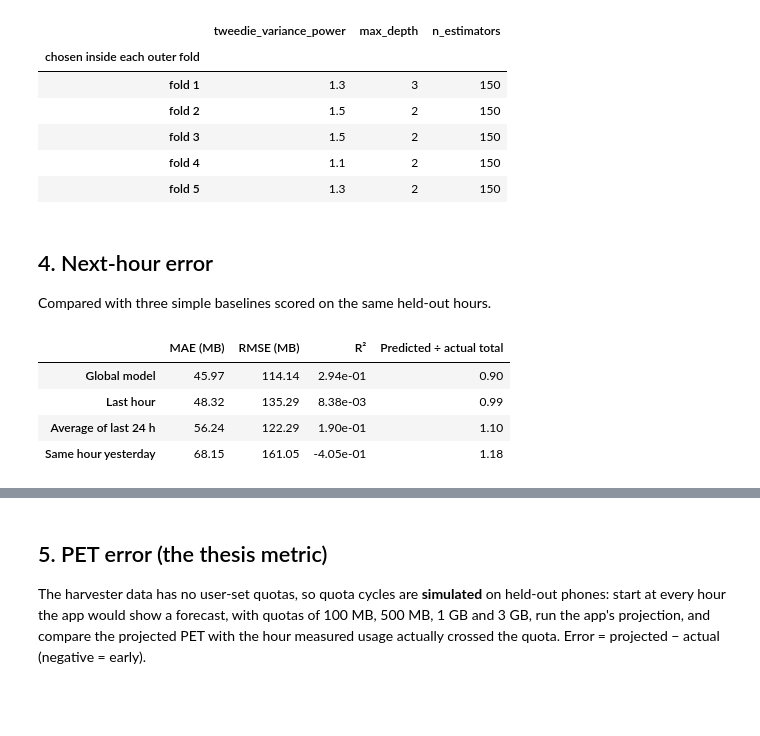
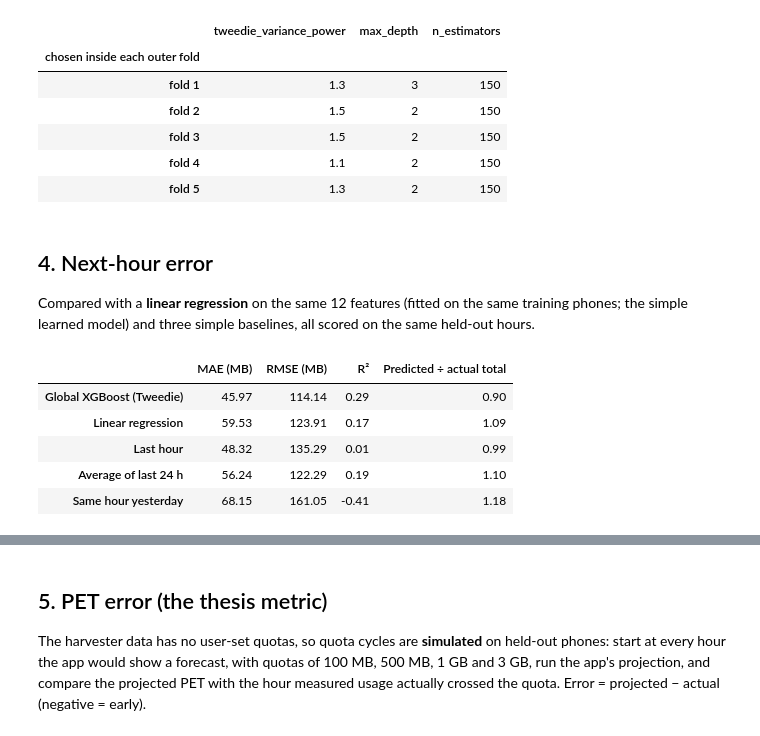
Before and after one commit to Org-ni-sha/datara-ml, a Jupyter notebook: notebooks/walkthrough.ipynb, the cells around one changed output, grey strips where cells are left out. Drawn from its saved outputs; the diff is of its cells as text; code cells hidden in the pictures; blank space fills up the shorter version.

```diff
--- a/notebooks/walkthrough.ipynb
+++ b/notebooks/walkthrough.ipynb
@@ -121,19 +121,20 @@ pd.DataFrame(report["params_per_fold"], index=[f"fold {i}" for i in range(1, 6)]
 # %% [markdown]
 ## 4. Next-hour error
 
-Compared with three simple baselines scored on the same held-out hours.
+Compared with a **linear regression** on the same 12 features (fitted on the same training phones; the simple learned model) and three simple baselines, all scored on the same held-out hours.
 # %%
-names = {"global": "Global model", "last_hour": "Last hour", "last_24h_avg": "Average of last 24 h",
+names = {"global": "Global XGBoost (Tweedie)", "linear": "Linear regression", "last_hour": "Last hour", "last_24h_avg": "Average of last 24 h",
          "same_hour_yesterday": "Same hour yesterday"}
 nh = pd.DataFrame(report["next_hour"]).T.rename(index=names)
 nh[["mae_mb", "rmse_mb", "r2", "pred_over_actual"]].rename(columns={
-    "mae_mb": "MAE (MB)", "rmse_mb": "RMSE (MB)", "r2": "R²", "pred_over_actual": "Predicted ÷ actual total"})
+    "mae_mb": "MAE (MB)", "rmse_mb": "RMSE (MB)", "r2": "R²", "pred_over_actual": "Predicted ÷ actual total"}).astype(float).round(2)
 # %% [output]
 |  | MAE (MB) | RMSE (MB) | R² | Predicted ÷ actual total |
-| Global model | 45.97 | 114.14 | 2.94e-01 | 0.90 |
-| Last hour | 48.32 | 135.29 | 8.38e-03 | 0.99 |
-| Average of last 24 h | 56.24 | 122.29 | 1.90e-01 | 1.10 |
-| Same hour yesterday | 68.15 | 161.05 | -4.05e-01 | 1.18 |
+| Global XGBoost (Tweedie) | 45.97 | 114.14 | 0.29 | 0.90 |
+| Linear regression | 59.53 | 123.91 | 0.17 | 1.09 |
+| Last hour | 48.32 | 135.29 | 0.01 | 0.99 |
+| Average of last 24 h | 56.24 | 122.29 | 0.19 | 1.10 |
+| Same hour yesterday | 68.15 | 161.05 | -0.41 | 1.18 |
 # %%
 display(Image(filename=str(EVAL / "next_hour_error.png")))
 # %% [output]
```
Also changed, not shown: parts of 6 cells of this notebook, 9 other files.
